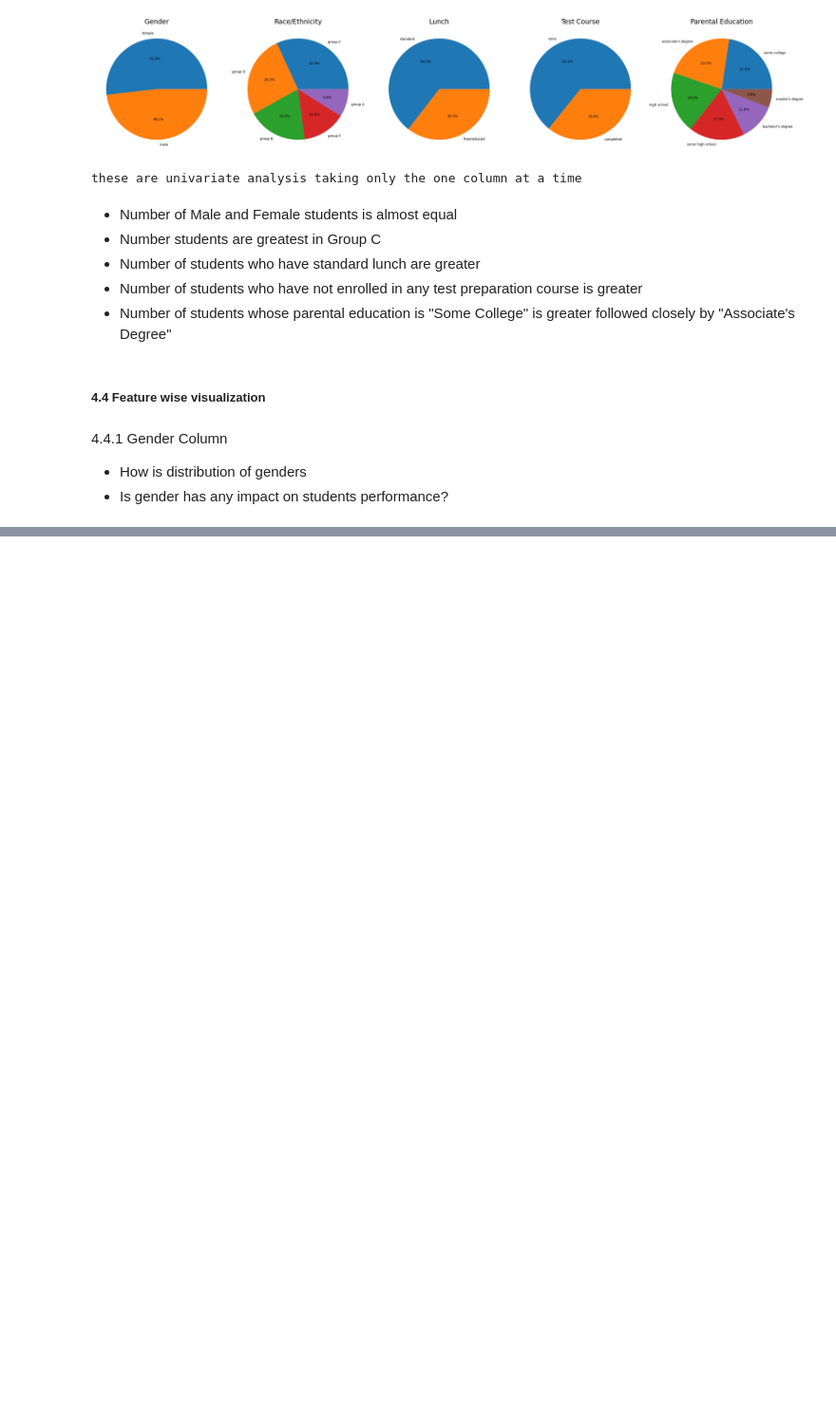
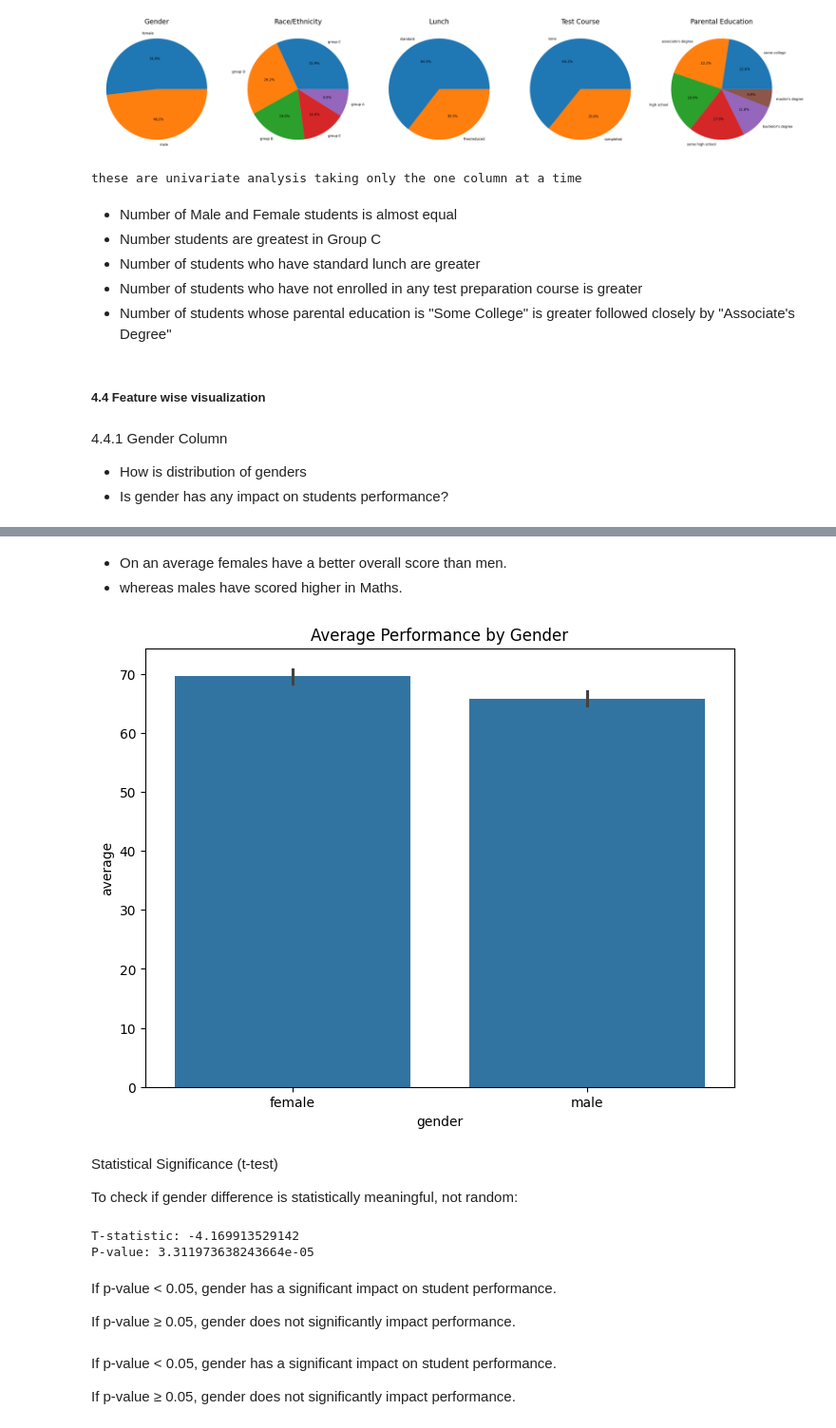
Before and after one commit to samuelkezee/Student-Grade-Analysis, a Jupyter notebook: notebook/EDA_STUDENT PERFORMANCE.ipynb, the cells around one changed output, grey strips where cells are left out. Shown at 95% size. Saved outputs shown, nothing was run; the diff lists cells and outputs as text; code cells hidden in the pictures; blank space fills up the shorter version.

```diff
--- a/notebook/EDA_STUDENT PERFORMANCE.ipynb
+++ b/notebook/EDA_STUDENT PERFORMANCE.ipynb
@@ -442,0 +500,35 @@ for container in ax[0].containers:
+# %% [markdown]
++ On an average females have a better overall score than men.
++ whereas males have scored higher in Maths.
+# %%
+plt.figure(figsize=(8,6))
+sns.barplot(data=df, x='gender', y='average')
+plt.title("Average Performance by Gender")
+plt.show()
+# %% [output]
+[figure, added]
+# %% [markdown]
+Statistical Significance (t-test)
+
+To check if gender difference is statistically meaningful, not random:
+# %%
+from scipy.stats import ttest_ind
+
+male = df[df['gender']=='male']['average']
+female = df[df['gender']=='female']['average']
+
+t_stat, p_val = ttest_ind(male, female)
+
+print("T-statistic:", t_stat)
+print("P-value:", p_val)
+# %% [output]
+T-statistic: -4.169913529142
+P-value: 3.311973638243664e-05
+# %% [markdown]
+If p-value < 0.05, gender has a significant impact on student performance.
+
+If p-value ≥ 0.05, gender does not significantly impact performance.
+# %% [markdown]
+If p-value < 0.05, gender has a significant impact on student performance.
+
+If p-value ≥ 0.05, gender does not significantly impact performance.
```
Also changed, not shown: parts of 8 cells of this notebook, 4 other files.
